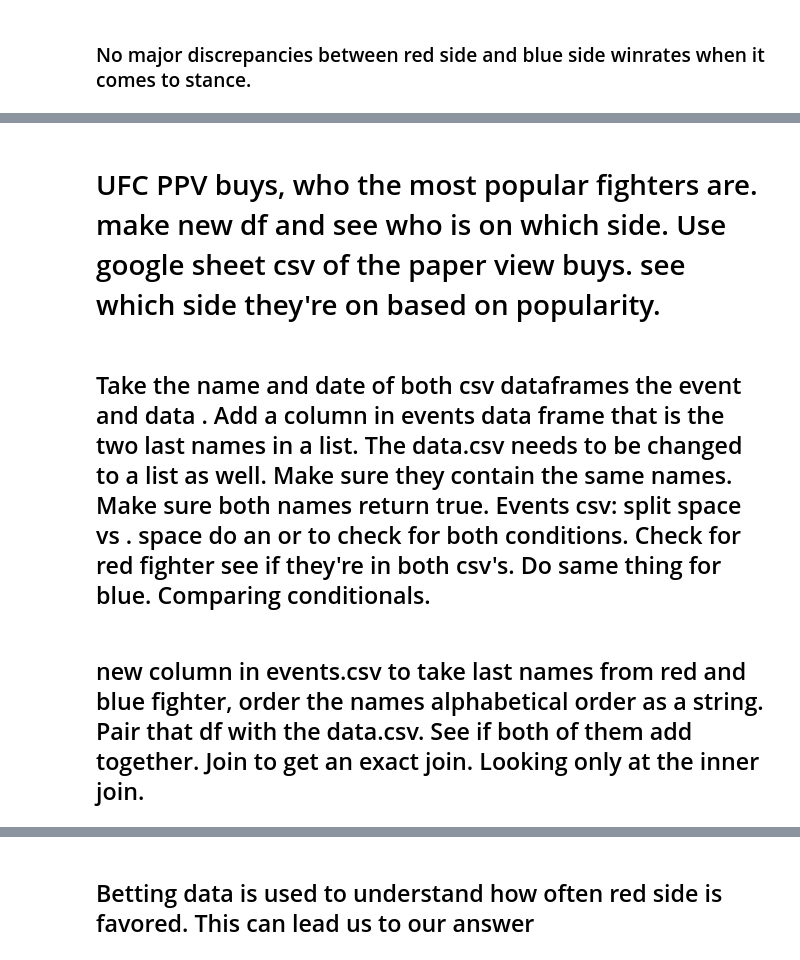
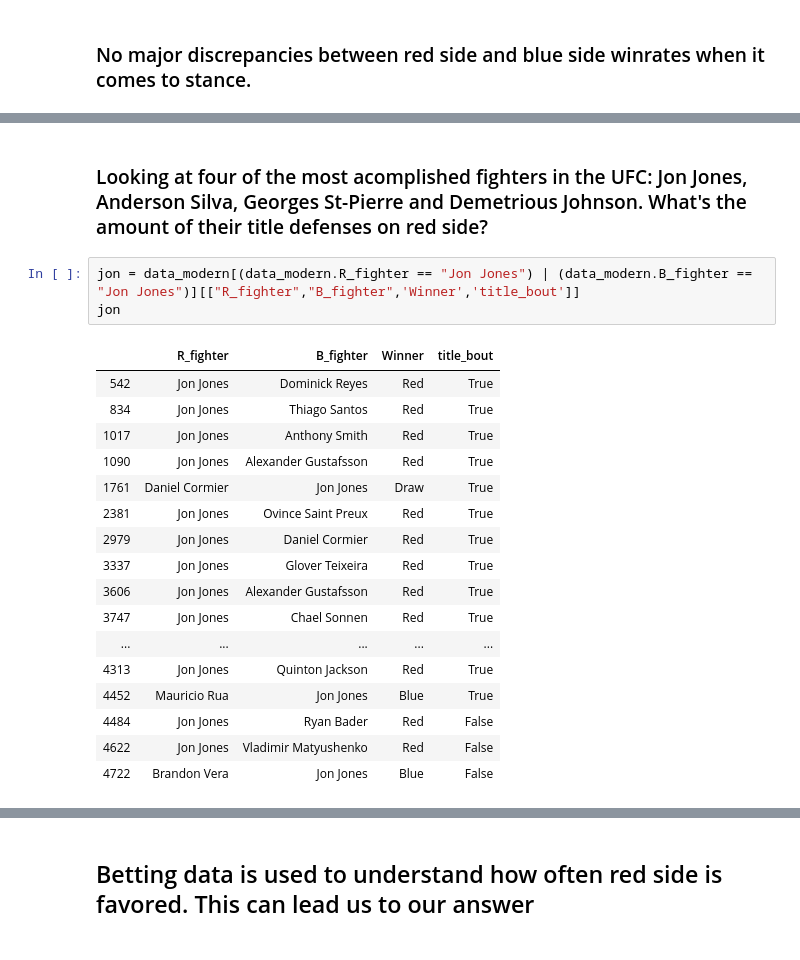
Before and after one commit to NittiJ/UFC-Data-Analysis-Red-Side-vs.-Blue-Side, a Jupyter notebook: UFC Red Side vs. Blue Side Analysis.ipynb, the cells around one changed output, grey strips where cells are left out. Cells and saved outputs as stored; diff of their text form.

```diff
--- a/UFC Red Side vs. Blue Side Analysis.ipynb
+++ b/UFC Red Side vs. Blue Side Analysis.ipynb
@@ -205,6 +227,23 @@ fig.show()
-# %% [markdown]
-# UFC PPV buys, who the most popular fighters are. make new df and see who is on which side. Use google sheet csv of the paper view buys. see which side they're on based on popularity.
-# %% [markdown]
-## Take the name and date of both csv dataframes the event and data . Add a column in events data frame that is the two last names in a list. The data.csv needs to be changed to a list as well. Make sure they contain the same names. Make sure both names return true. Events csv: split space vs . space do an or to check for both conditions. Check for red fighter see if they're in both csv's. Do same thing for blue. Comparing conditionals.
-# %% [markdown]
-## new column in events.csv to take last names from red and blue fighter, order the names alphabetical order as a string. Pair that df with the data.csv. See if both of them add together. Join to get an exact join. Looking only at the inner join.
+# %% [markdown]
+### Looking at four of the most acomplished fighters in the UFC: Jon Jones, Anderson Silva, Georges St-Pierre and Demetrious Johnson. What's the amount of their title defenses on red side?
+# %%
+jon = data_modern[(data_modern.R_fighter == "Jon Jones") | (data_modern.B_fighter == "Jon Jones")][["R_fighter","B_fighter",'Winner','title_bout']]
+jon
+# %% [output]
+|  | R_fighter | B_fighter | Winner | title_bout |
+| 542 | Jon Jones | Dominick Reyes | Red | True |
+| 834 | Jon Jones | Thiago Santos | Red | True |
+| 1017 | Jon Jones | Anthony Smith | Red | True |
+| 1090 | Jon Jones | Alexander Gustafsson | Red | True |
+| 1761 | Daniel Cormier | Jon Jones | Draw | True |
+| 2381 | Jon Jones | Ovince Saint Preux | Red | True |
+| 2979 | Jon Jones | Daniel Cormier | Red | True |
+| 3337 | Jon Jones | Glover Teixeira | Red | True |
+| 3606 | Jon Jones | Alexander Gustafsson | Red | True |
+| 3747 | Jon Jones | Chael Sonnen | Red | True |
+| ... | ... | ... | ... | ... |
+| 4313 | Jon Jones | Quinton Jackson | Red | True |
+| 4452 | Mauricio Rua | Jon Jones | Blue | True |
+| 4484 | Jon Jones | Ryan Bader | Red | False |
+| 4622 | Jon Jones | Vladimir Matyushenko | Red | False |
+| 4722 | Brandon Vera | Jon Jones | Blue | False |
```
Also changed, not shown: parts of 39 cells of this notebook, 2 other files.
